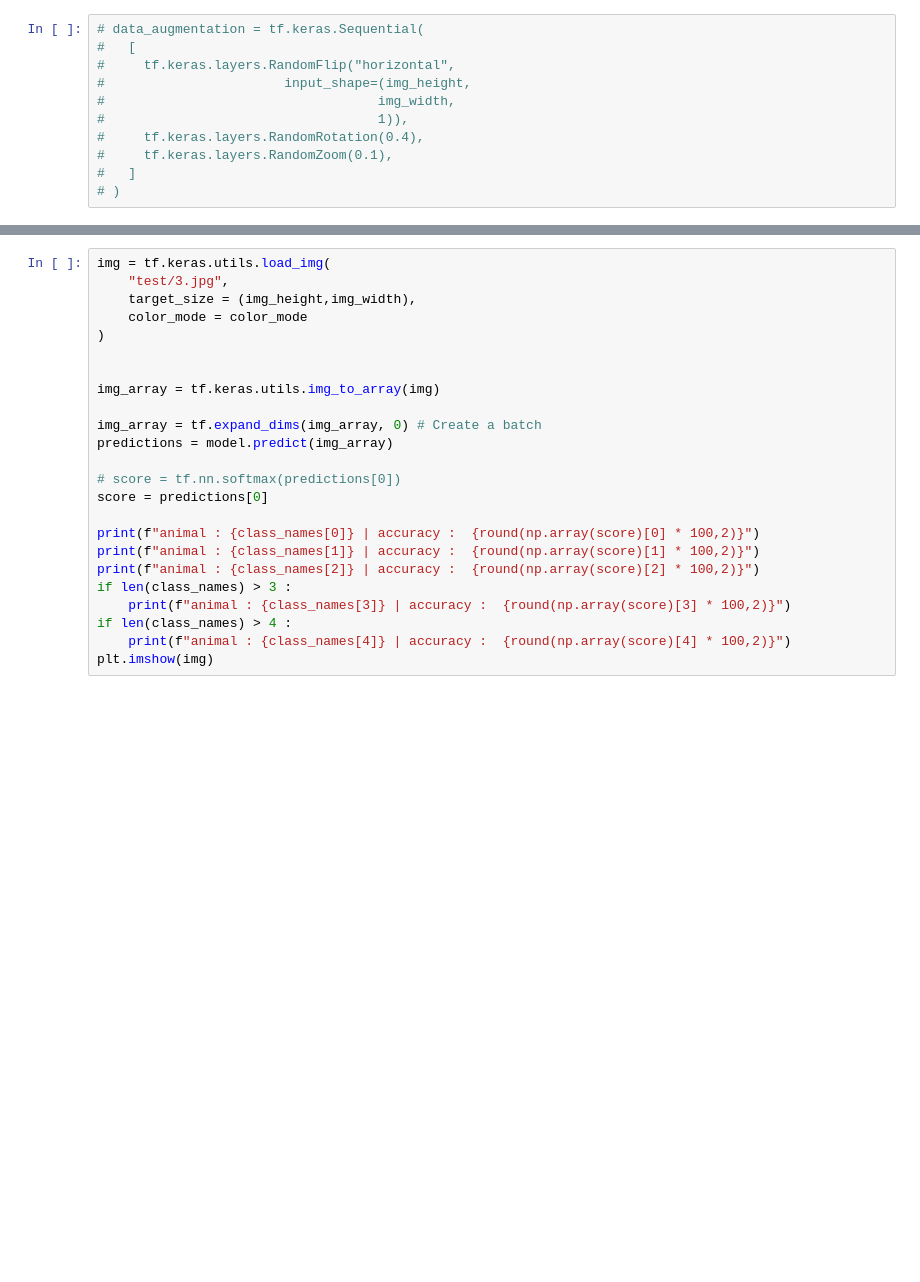
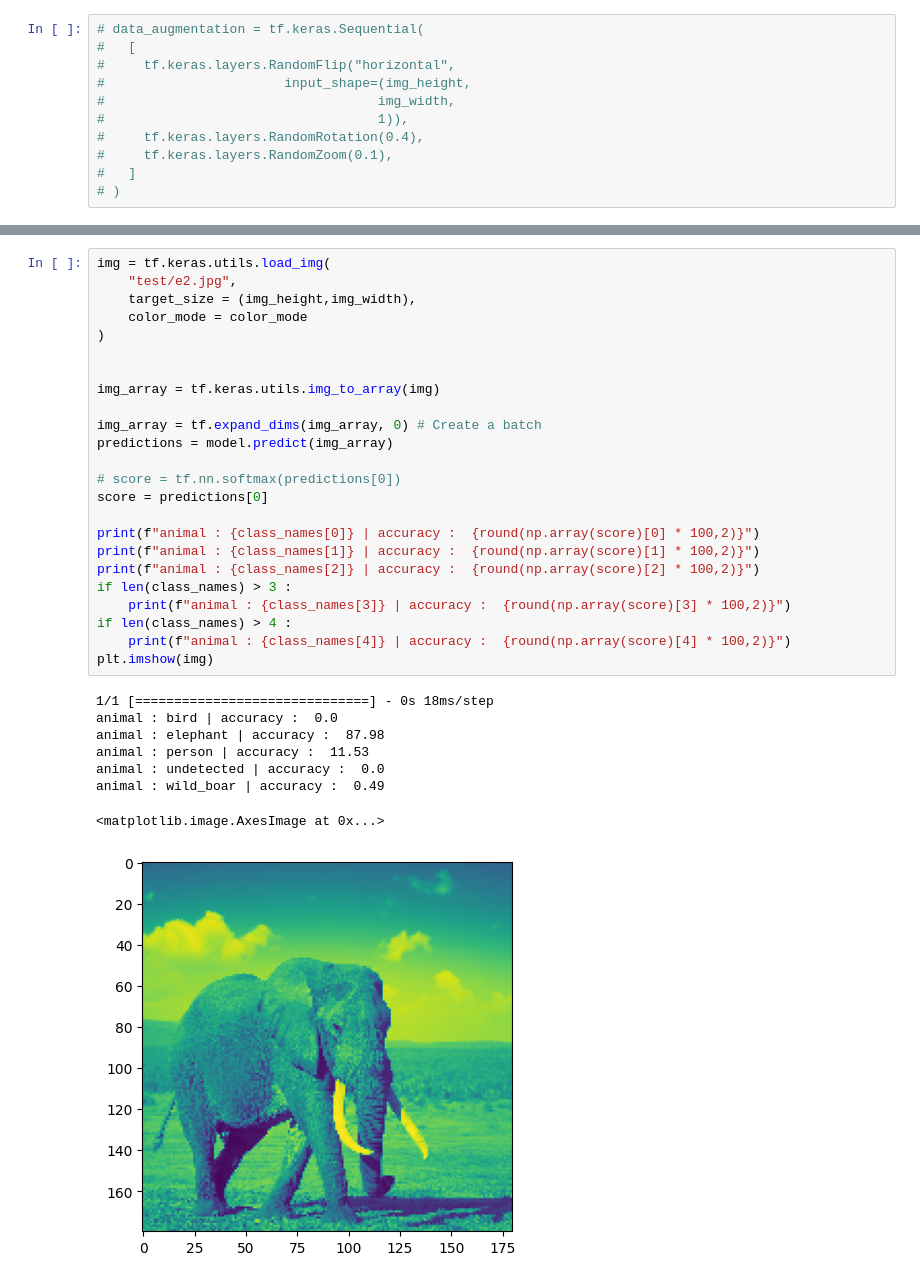
Before and after one commit to abkap/tresdet, a Jupyter notebook: classifier.ipynb, the cells around one changed output, grey strips where cells are left out. Drawn from its saved outputs; the diff is of its cells as text; blank space fills up the shorter version.

```diff
--- a/classifier.ipynb
+++ b/classifier.ipynb
@@ -187,27 +179,36 @@ model.save(f"m-ulyr-e32(e-{epochs})-{round(final_acc,4)}-(h-det,ud).h5")
 # %%
 img = tf.keras.utils.load_img(
-    "test/3.jpg",
+    "test/e2.jpg",
     target_size = (img_height,img_width),
     color_mode = color_mode
 )
 
 
 img_array = tf.keras.utils.img_to_array(img)
 
 img_array = tf.expand_dims(img_array, 0) # Create a batch
 predictions = model.predict(img_array)
 
 # score = tf.nn.softmax(predictions[0])
 score = predictions[0]
 
 print(f"animal : {class_names[0]} | accuracy :  {round(np.array(score)[0] * 100,2)}")
 print(f"animal : {class_names[1]} | accuracy :  {round(np.array(score)[1] * 100,2)}")
 print(f"animal : {class_names[2]} | accuracy :  {round(np.array(score)[2] * 100,2)}")
 if len(class_names) > 3 :
     print(f"animal : {class_names[3]} | accuracy :  {round(np.array(score)[3] * 100,2)}")
 if len(class_names) > 4 :
     print(f"animal : {class_names[4]} | accuracy :  {round(np.array(score)[4] * 100,2)}")
 plt.imshow(img)
+# %% [output]
+1/1 [==============================] - 0s 18ms/step
+animal : bird | accuracy :  0.0
+animal : elephant | accuracy :  87.98
+animal : person | accuracy :  11.53
+animal : undetected | accuracy :  0.0
+animal : wild_boar | accuracy :  0.49
+<matplotlib.image.AxesImage at 0x...>
+[figure, added]
 # %%
 
 import os
```
Also changed, not shown: parts of 7 cells of this notebook.
